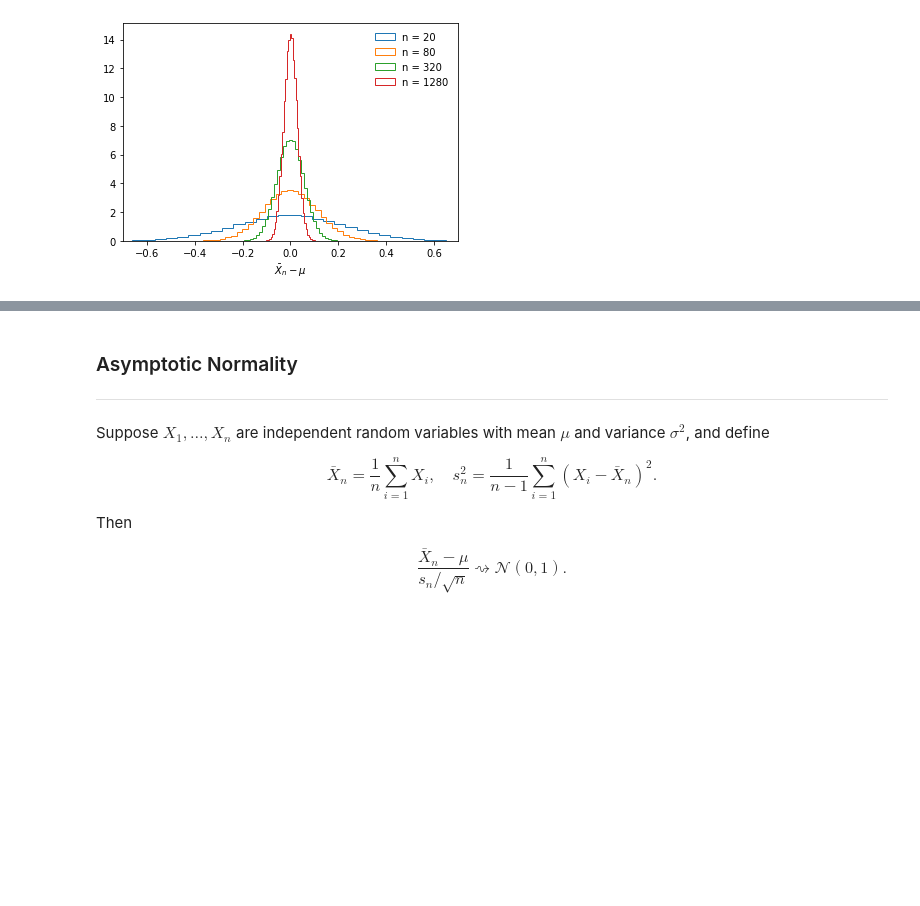
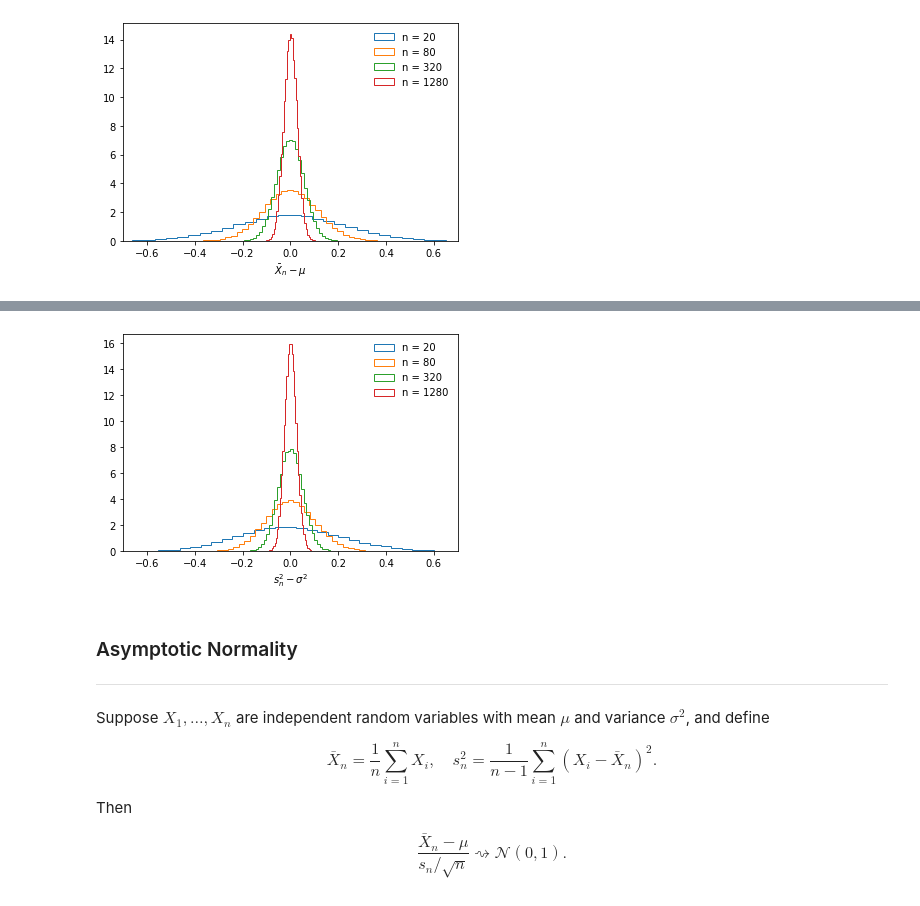
Before and after one commit to nakatsuma/probability_and_statistics, a Jupyter notebook: notebook-b/large_sample.ipynb, the cells around one changed output, grey strips where cells are left out. Drawn from its saved outputs; the diff is of its cells as text; code cells hidden in the pictures; blank space fills up the shorter version.

```diff
--- a/notebook-b/large_sample.ipynb
+++ b/notebook-b/large_sample.ipynb
@@ -32,3 +46,17 @@ plt.show()
+# %%
+np.random.seed(99)
+fig1 = plt.figure(num=1, facecolor='w')
+n = np.array([20, 80, 320, 1280])
+m = 100000
+for idx in range(n.size):
+    sample_variance = st.uniform.rvs(loc=-np.sqrt(3.0), scale=2.0*np.sqrt(3.0), size=(m, n[idx])).var(axis=1, ddof=1)
+    plt.hist(sample_variance - 1.0, density=True, histtype='step', bins=40)
+plt.legend(['n = 20', 'n = 80', 'n = 320', 'n = 1280'], loc='best', frameon=False)
+plt.xlabel('$s_n^2 - \\sigma^2$')
+plt.xlim((-0.7, 0.7))
+plt.show()
+# %% [output]
+[figure, added]
 # %% [markdown]
 ### Asymptotic Normality
 ---
```
Also changed, not shown: parts of 7 cells of this notebook.
